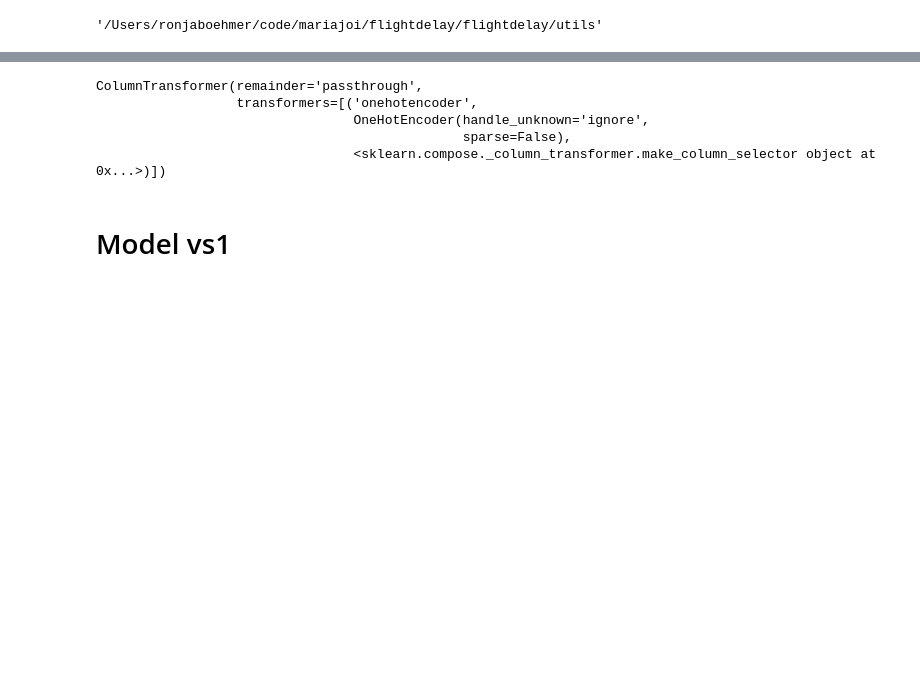
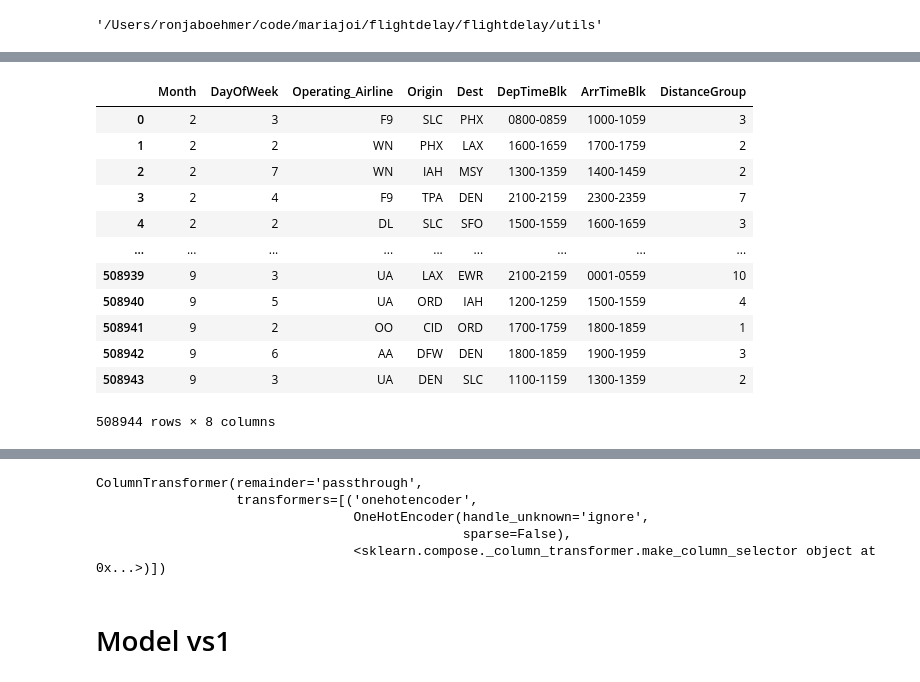
Before and after one commit to mariajoi/flightdelay, a Jupyter notebook: notebooks/modeltest_vs3_rb.ipynb, the cells around one changed output, grey strips where cells are left out. Saved outputs shown, nothing was run; the diff lists cells and outputs as text; code cells hidden in the pictures; blank space fills up the shorter version.

```diff
--- a/notebooks/modeltest_vs3_rb.ipynb
+++ b/notebooks/modeltest_vs3_rb.ipynb
@@ -45,3 +48,19 @@ X_train = df_train.drop(columns=['Tail_Number', 'CarrierDelay', 'WeatherDelay',
        'DepDelayMinutes', 'DepDel15', 'DepartureDelayGroups',
         'DestCityName', 'DestState', 'OriginCityName', 'OriginState', 'DestAirportID',
      'Flight_Number_Operating_Airline', 'OriginAirportID','FlightDate','DayofMonth'])
+# %%
+X_train
+# %% [output]
+|  | Month | DayOfWeek | Operating_Airline | Origin | Dest | DepTimeBlk | ArrTimeBlk | DistanceGroup |
+| 0 | 2 | 3 | F9 | SLC | PHX | 0800-0859 | 1000-1059 | 3 |
+| 1 | 2 | 2 | WN | PHX | LAX | 1600-1659 | 1700-1759 | 2 |
+| 2 | 2 | 7 | WN | IAH | MSY | 1300-1359 | 1400-1459 | 2 |
+| 3 | 2 | 4 | F9 | TPA | DEN | 2100-2159 | 2300-2359 | 7 |
+| 4 | 2 | 2 | DL | SLC | SFO | 1500-1559 | 1600-1659 | 3 |
+| ... | ... | ... | ... | ... | ... | ... | ... | ... |
+| 508939 | 9 | 3 | UA | LAX | EWR | 2100-2159 | 0001-0559 | 10 |
+| 508940 | 9 | 5 | UA | ORD | IAH | 1200-1259 | 1500-1559 | 4 |
+| 508941 | 9 | 2 | OO | CID | ORD | 1700-1759 | 1800-1859 | 1 |
+| 508942 | 9 | 6 | AA | DFW | DEN | 1800-1859 | 1900-1959 | 3 |
+| 508943 | 9 | 3 | UA | DEN | SLC | 1100-1159 | 1300-1359 | 2 |
+508944 rows × 8 columns
```
Also changed, not shown: parts of 41 cells of this notebook.
